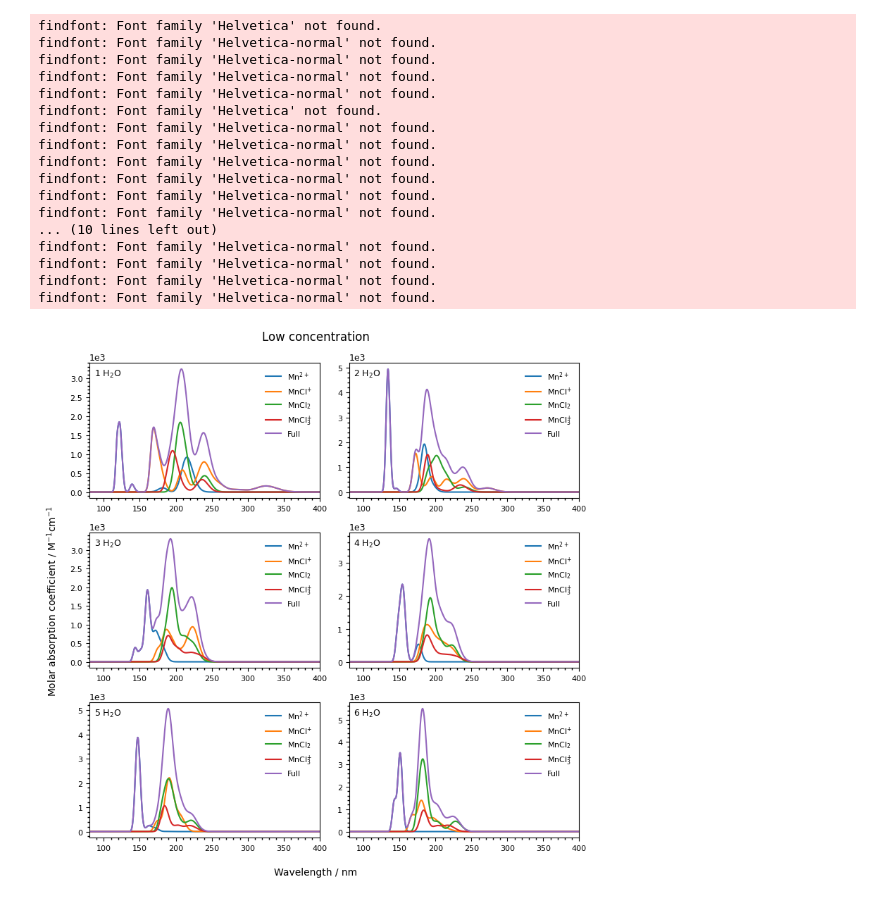
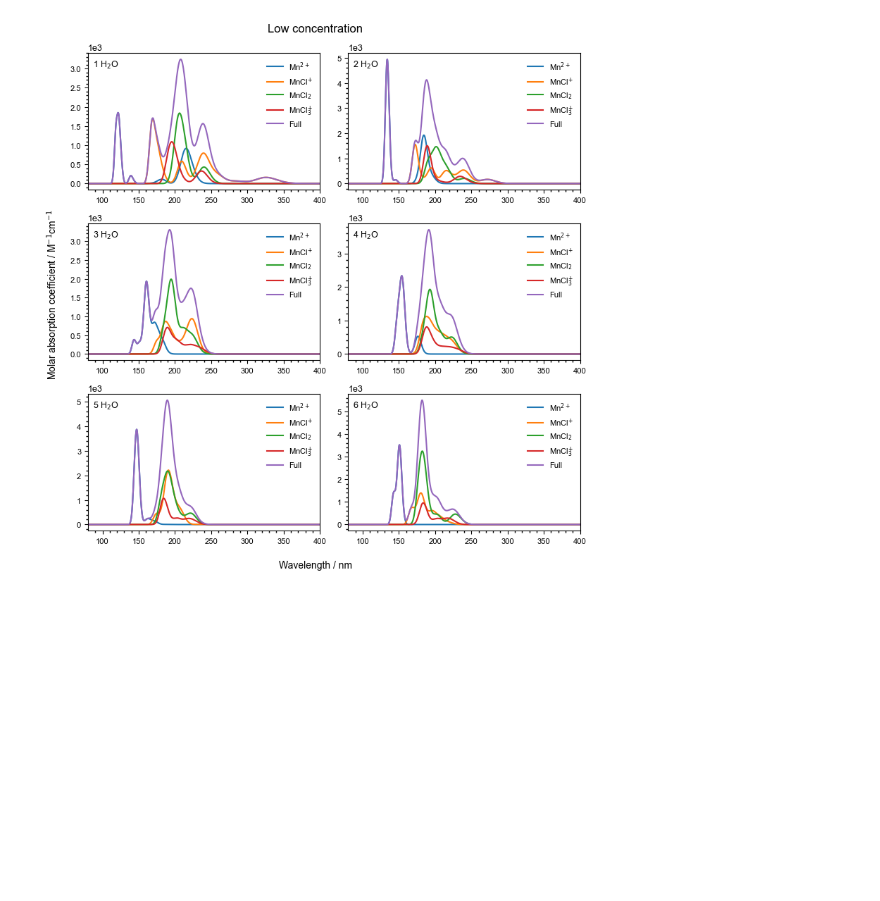
Before and after one commit to Normann25/Manganese-chlorides, a Jupyter notebook: Bachelor/Calculations/water_sim/water_sim_v2.ipynb, the cells around one changed output. Saved outputs shown, nothing was run; the diff lists cells and outputs as text; code cells hidden in the pictures; blank space fills up the shorter version.

```diff
--- a/Bachelor/Calculations/water_sim/water_sim_v2.ipynb
+++ b/Bachelor/Calculations/water_sim/water_sim_v2.ipynb
@@ -1,7 +1,7 @@
 # %%
 import matplotlib.pyplot as plt
 import matplotlib
-# plt.rcParams['font.family'] = 'Helvetica'
+plt.rcParams['font.family'] = 'Arial'
 # plt.rcParams['font.Helvetica'] = 'Helvetica'
 import pandas as pd
 import numpy as np
@@ -95,49 +74,32 @@ findfont: Font family 'Helvetica-normal' not found.
 # %%
 fig, axes = plt.subplots(3,2, figsize = (8,8))
 
 scaled_plot_species(axes[0][0], dict_cam_low['cam 1aq'], dict_cam_low['cam 1aq'].keys()[1:6], labels_Mn_aq, (3,3), 1)
 axes[0][0].set_xlim(80, 400)
 scaled_plot_species(axes[0][1], dict_cam_low['cam 2aq'], dict_cam_low['cam 2aq'].keys()[1:6], labels_Mn_aq, (3,3), 1)
 axes[0][1].set_xlim(80, 400)
 scaled_plot_species(axes[1][0], dict_cam_low['cam 3aq'], dict_cam_low['cam 3aq'].keys()[1:6], labels_Mn_aq, (3,3), 1)
 axes[1][0].set_xlim(80, 400)
 scaled_plot_species(axes[1][1], dict_cam_low['cam 4aq'], dict_cam_low['cam 4aq'].keys()[1:6], labels_Mn_aq, (3,3), 1)
 axes[1][1].set_xlim(80, 400)
 scaled_plot_species(axes[2][0], dict_cam_low['cam 5aq'], dict_cam_low['cam 5aq'].keys()[1:6], labels_Mn_aq, (3,3), 1)
 axes[2][0].set_xlim(80, 400)
 scaled_plot_species(axes[2][1], dict_cam_low['cam 6aq'], dict_cam_low['cam 6aq'].keys()[1:6], labels_Mn_aq, (3,3), 1)
 axes[2][1].set_xlim(80, 400)
 
 sublabels = [r'1 H$_{2}$O', r'2 H$_{2}$O', r'3 H$_{2}$O', r'4 H$_{2}$O', r'5 H$_{2}$O', r'6 H$_{2}$O']
 for ax, l in zip(axes.flatten(), sublabels):
-    ax.text(0.02, 0.9, l, transform = ax.transAxes, font = 'Helvetica', fontsize = 9)
+    ax.text(0.02, 0.9, l, transform = ax.transAxes, fontsize = 9)
 
-fig.supxlabel('Wavelength / nm', fontsize = 10, **hfont)
-fig.supylabel('Molar absorption coefficient / M$^{-1}$cm$^{-1}$', fontsize = 10, **hfont)
-fig.suptitle('Low concentration', **hfont)
+fig.supxlabel('Wavelength / nm', fontsize = 10)
+fig.supylabel('Molar absorption coefficient / M$^{-1}$cm$^{-1}$', fontsize = 10)
+fig.suptitle('Low concentration')
 
 fig.tight_layout()
 plt.savefig('full_scaled_cam_low.png', dpi = 150)
 plt.show()
 # %% [output]
-findfont: Font family 'Helvetica' not found.
-findfont: Font family 'Helvetica-normal' not found.
-findfont: Font family 'Helvetica-normal' not found.
-findfont: Font family 'Helvetica-normal' not found.
-findfont: Font family 'Helvetica-normal' not found.
-findfont: Font family 'Helvetica' not found.
-findfont: Font family 'Helvetica-normal' not found.
-findfont: Font family 'Helvetica-normal' not found.
-findfont: Font family 'Helvetica-normal' not found.
-findfont: Font family 'Helvetica-normal' not found.
-findfont: Font family 'Helvetica-normal' not found.
-findfont: Font family 'Helvetica-normal' not found.
-... (10 lines left out)
-findfont: Font family 'Helvetica-normal' not found.
-findfont: Font family 'Helvetica-normal' not found.
-findfont: Font family 'Helvetica-normal' not found.
-findfont: Font family 'Helvetica-normal' not found.
-[figure, old version]
+[figure, new version]
 # %%
 fig, axes = plt.subplots(2,2, figsize = (8,6))
 
```
Also changed, not shown: parts of 7 cells of this notebook, 7 other files.
